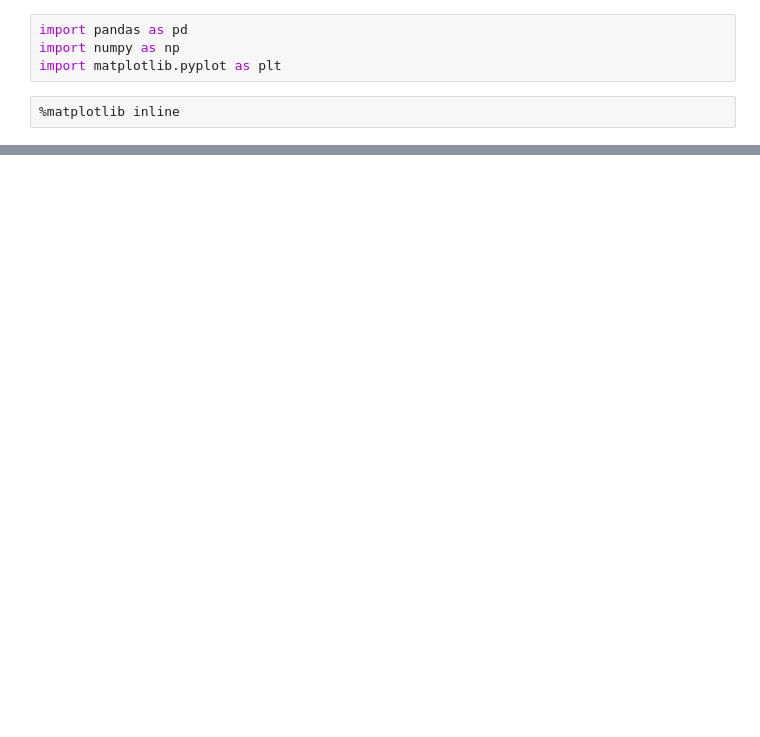
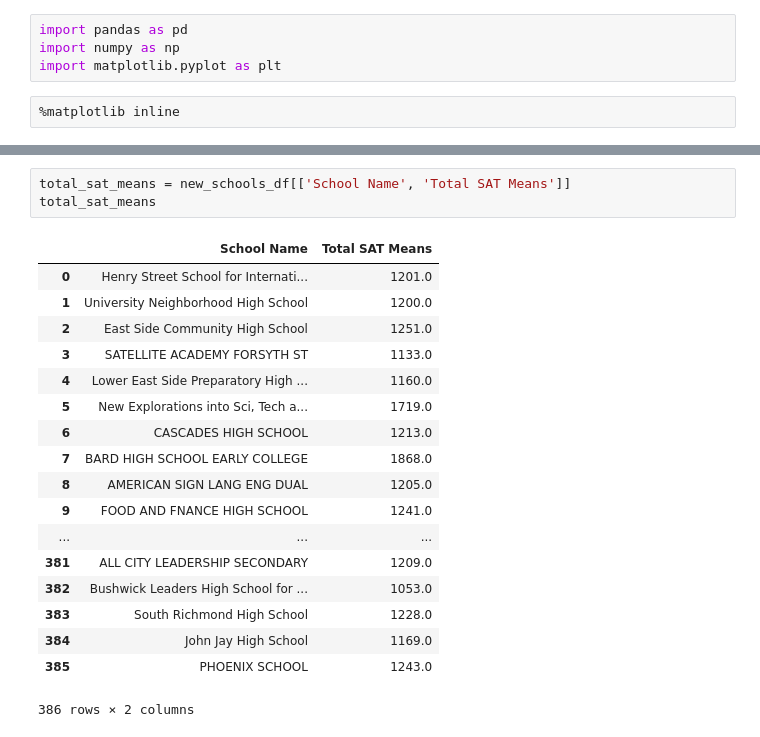
Before and after one commit to SenpaiCAL/py_data_science, a Jupyter notebook: Makathon_Dataset_Project.ipynb, the cells around one changed output, grey strips where cells are left out. Cells and saved outputs as stored; diff of their text form; blank space fills up the shorter version.

```diff
--- a/Makathon_Dataset_Project.ipynb
+++ b/Makathon_Dataset_Project.ipynb
@@ -74,0 +107,22 @@ school_data_plot.grid(which='major', linestyle='-', linewidth='0.5', color='grey
+# %%
+total_sat_means = new_schools_df[['School Name', 'Total SAT Means']]
+total_sat_means
+# %% [output]
+|  | School Name | Total SAT Means |
+| 0 | Henry Street School for Internati... | 1201.0 |
+| 1 | University Neighborhood High School | 1200.0 |
+| 2 | East Side Community High School | 1251.0 |
+| 3 | SATELLITE ACADEMY FORSYTH ST | 1133.0 |
+| 4 | Lower East Side Preparatory High ... | 1160.0 |
+| 5 | New Explorations into Sci, Tech a... | 1719.0 |
+| 6 | CASCADES HIGH SCHOOL | 1213.0 |
+| 7 | BARD HIGH SCHOOL EARLY COLLEGE | 1868.0 |
+| 8 | AMERICAN SIGN LANG ENG DUAL | 1205.0 |
+| 9 | FOOD AND FNANCE HIGH SCHOOL | 1241.0 |
+| ... | ... | ... |
+| 381 | ALL CITY LEADERSHIP SECONDARY | 1209.0 |
+| 382 | Bushwick Leaders High School for ... | 1053.0 |
+| 383 | South Richmond High School | 1228.0 |
+| 384 | John Jay High School | 1169.0 |
+| 385 | PHOENIX SCHOOL | 1243.0 |
+386 rows × 2 columns
```
Also changed, not shown: parts of 18 cells of this notebook.
